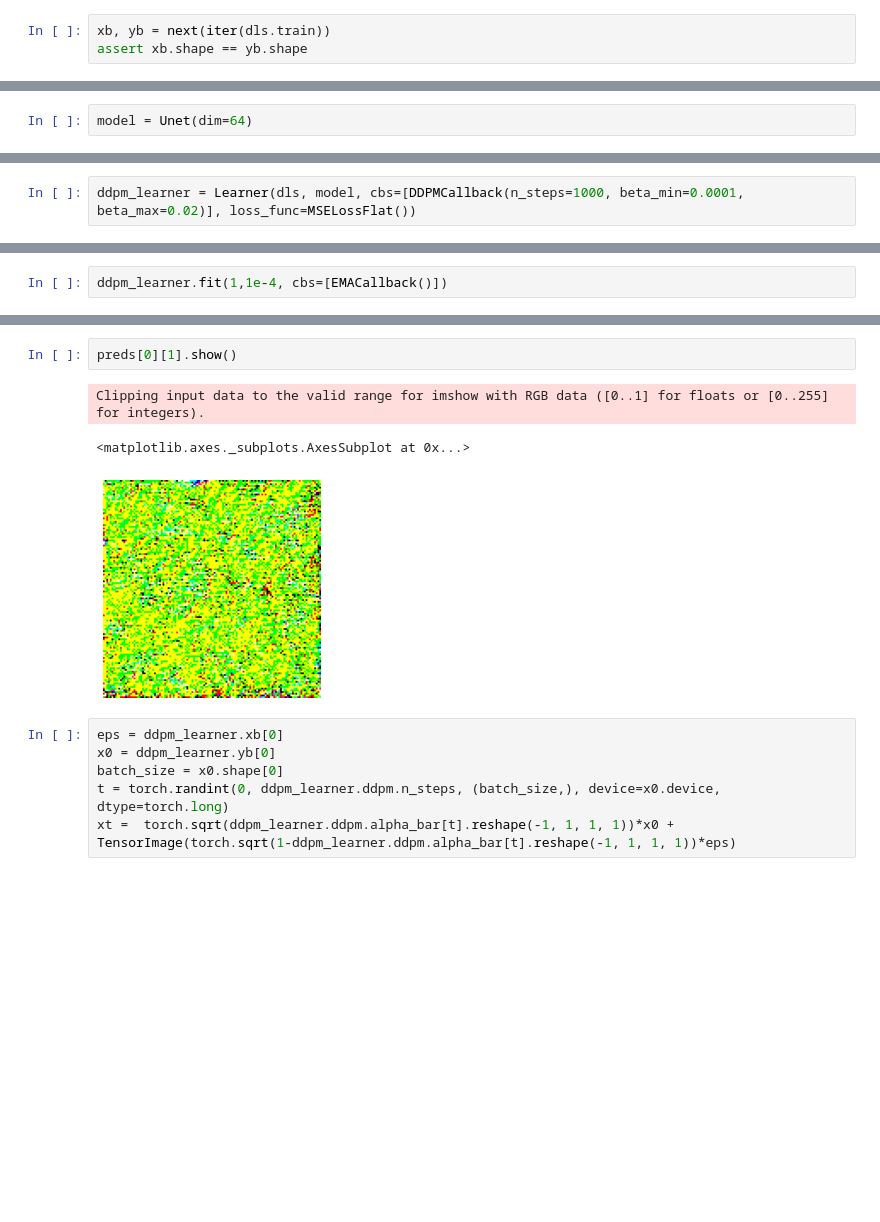
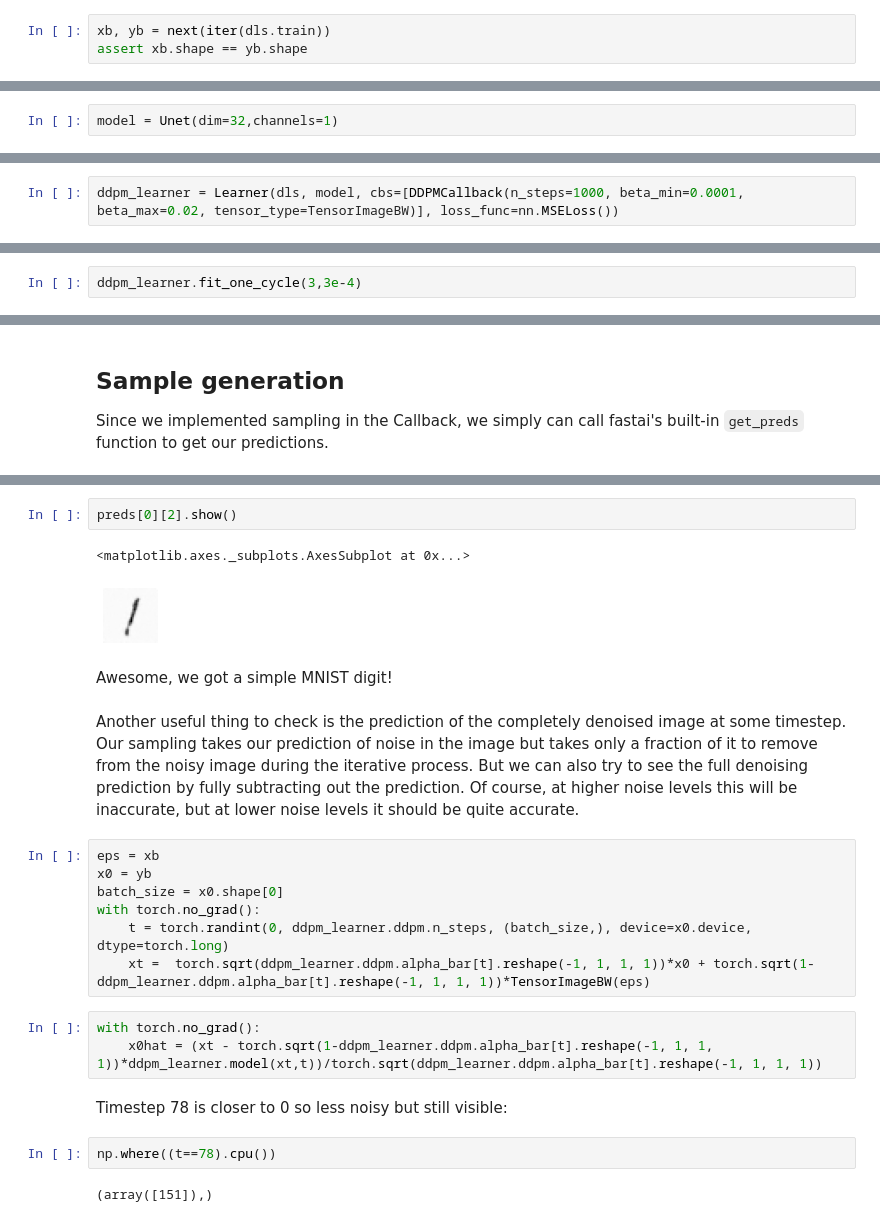
Before and after one commit to fastai/fastdiffusion, a Jupyter notebook: nbs/Diffusion_models_with_fastai.ipynb, the cells around one changed output, grey strips where cells are left out. Drawn from its saved outputs; the diff is of its cells as text; blank space fills up the shorter version.

Commit message:
fixed DDPM fastai notebook

```diff
--- a/nbs/Diffusion_models_with_fastai.ipynb
+++ b/nbs/Diffusion_models_with_fastai.ipynb
@@ -117,2 +102,2 @@ class DDPMCallback(Callback):
 # %%
-model = Unet(dim=64)
+model = Unet(dim=32,channels=1)
@@ -119,2 +106,2 @@ model = Unet(dim=64)
 # %%
-ddpm_learner = Learner(dls, model, cbs=[DDPMCallback(n_steps=1000, beta_min=0.0001, beta_max=0.02)], loss_func=MSELossFlat())
+ddpm_learner = Learner(dls, model, cbs=[DDPMCallback(n_steps=1000, beta_min=0.0001, beta_max=0.02, tensor_type=TensorImageBW)], loss_func=nn.MSELoss())
@@ -127,2 +115,0 @@ SuggestedLRs(valley=3.0199516913853586e-05)
-# %%
-ddpm_learner.fit(1,1e-4, cbs=[EMACallback()])
@@ -131,0 +118,2 @@ ddpm_learner.fit(1,1e-4, cbs=[EMACallback()])
+# %%
+ddpm_learner.fit_one_cycle(3,3e-4)
@@ -136,16 +129,33 @@ ddpm_learner.recorder.plot_loss()
+# %% [markdown]
+## Sample generation
+
+Since we implemented sampling in the Callback, we simply can call fastai's built-in `get_preds` function to get our predictions.
 # %%
 preds = ddpm_learner.get_preds()
 # %% [output]
 [interactive output not drawn]
 # %%
-preds[0][1].show()
+preds[0][2].show()
 # %% [output]
-Clipping input data to the valid range for imshow with RGB data ([0..1] for floats or [0..255] for integers).
+<matplotlib.axes._subplots.AxesSubplot at 0x...>
-<matplotlib.axes._subplots.AxesSubplot at 0x...>
-[figure, old version]
+[figure, new version]
+# %% [markdown]
+Awesome, we got a simple MNIST digit!
+# %% [markdown]
+Another useful thing to check is the prediction of the completely denoised image at some timestep. Our sampling takes our prediction of noise in the image but takes only a fraction of it to remove from the noisy image during the iterative process. But we can also try to see the full denoising prediction by fully subtracting out the prediction. Of course, at higher noise levels this will be inaccurate, but at lower noise levels it should be quite accurate.
 # %%
-eps = ddpm_learner.xb[0]
-x0 = ddpm_learner.yb[0]
+eps = xb
+x0 = yb
 batch_size = x0.shape[0]
-t = torch.randint(0, ddpm_learner.ddpm.n_steps, (batch_size,), device=x0.device, dtype=torch.long)
-xt =  torch.sqrt(ddpm_learner.ddpm.alpha_bar[t].reshape(-1, 1, 1, 1))*x0 + TensorImage(torch.sqrt(1-ddpm_learner.ddpm.alpha_bar[t].reshape(-1, 1, 1, 1))*eps)
+with torch.no_grad():
+    t = torch.randint(0, ddpm_learner.ddpm.n_steps, (batch_size,), device=x0.device, dtype=torch.long)
+    xt =  torch.sqrt(ddpm_learner.ddpm.alpha_bar[t].reshape(-1, 1, 1, 1))*x0 + torch.sqrt(1-ddpm_learner.ddpm.alpha_bar[t].reshape(-1, 1, 1, 1))*TensorImageBW(eps)
+# %%
+with torch.no_grad():
+    x0hat = (xt - torch.sqrt(1-ddpm_learner.ddpm.alpha_bar[t].reshape(-1, 1, 1, 1))*ddpm_learner.model(xt,t))/torch.sqrt(ddpm_learner.ddpm.alpha_bar[t].reshape(-1, 1, 1, 1))
+# %% [markdown]
+Timestep 78 is closer to 0 so less noisy but still visible:
+# %%
+np.where((t==78).cpu())
+# %% [output]
+(array([151]),)
```
Also changed, not shown: parts of 31 cells of this notebook.
